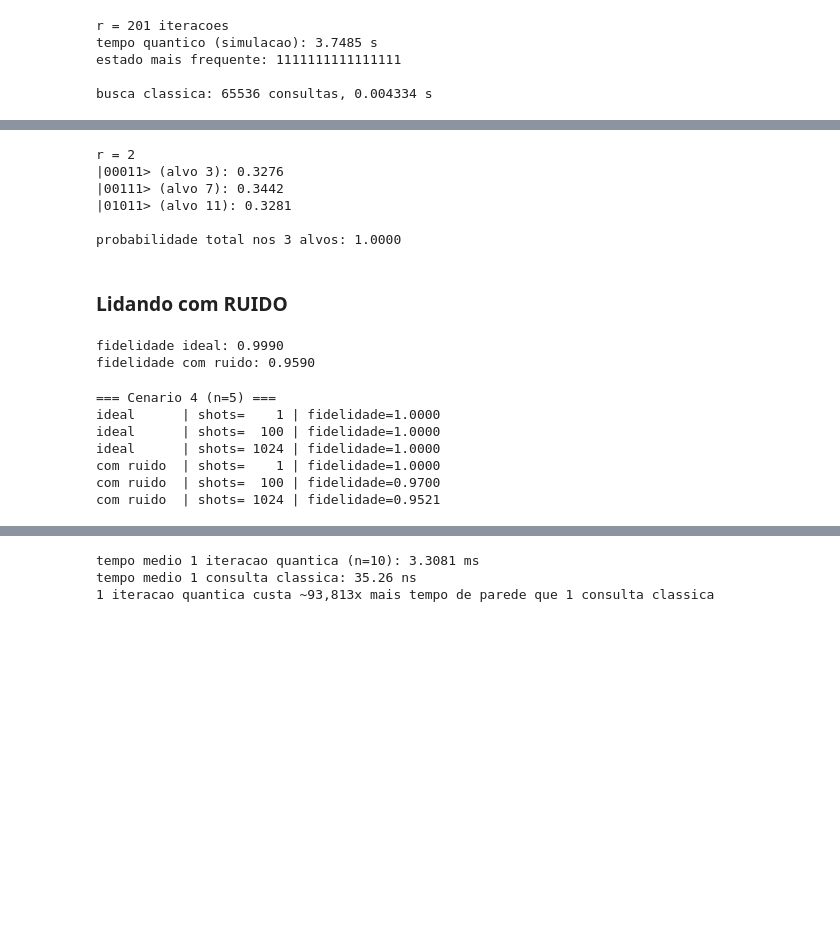
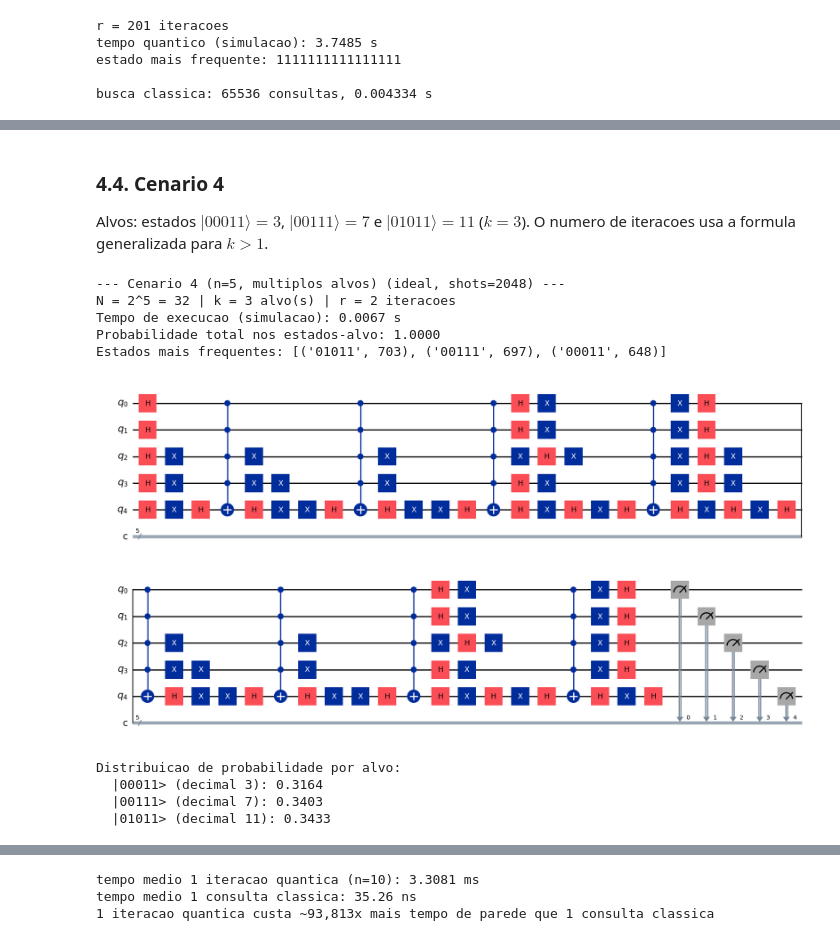
Before and after one commit to borgesjose/Grover_Algorithm, a Jupyter notebook: Algoritmo__de__Grover.ipynb, the cells around one changed output, grey strips where cells are left out. Cells and saved outputs as stored; diff of their text form; code cells hidden in the pictures; blank space fills up the shorter version.

```diff
--- a/Algoritmo__de__Grover.ipynb
+++ b/Algoritmo__de__Grover.ipynb
@@ -172,26 +428,30 @@ KeyboardInterrupt:
+# %% [markdown]
+### 4.4. Cenario 4
+
+Alvos: estados $|00011\rangle=3$, $|00111\rangle=7$ e $|01011\rangle=11$ ($k=3$). O numero de
+iteracoes usa a formula generalizada para $k>1$.
 # %%
 n4 = 5
 alvos4 = [3, 7, 11]
 
-qc4, r4 = grover_circuit(n4, alvos4)
-print(f"r = {r4}")
+reg4, qc4 = run_grover_experiment(
+    n=n4, targets=alvos4, shots=2048, label="Cenario 4 (n=5, multiplos alvos)"
+)
+display(qc4.draw("mpl"))
 
-result4 = sim.run(qc4, shots=2048).result()
-counts4 = result4.get_counts()
-
+print("\nDistribuicao de probabilidade por alvo:")
 for t in alvos4:
     b = format(t, f"0{n4}b")
-    p = counts4.get(b, 0) / 2048
-    print(f"|{b}> (alvo {t}): {p:.4f}")
-
-soma_alvos = sum(counts4.get(format(t, f"0{n4}b"), 0) for t in alvos4) / 2048
-print(f"\nprobabilidade total nos 3 alvos: {soma_alvos:.4f}")
+    p = reg4["counts"].get(b, 0) / reg4["shots"]
+    print(f"  |{b}> (decimal {t}): {p:.4f}")
 # %% [output]
-r = 2
-|00011> (alvo 3): 0.3276
-|00111> (alvo 7): 0.3442
-|01011> (alvo 11): 0.3281
-
-probabilidade total nos 3 alvos: 1.0000
+--- Cenario 4 (n=5, multiplos alvos) (ideal, shots=2048) ---
+N = 2^5 = 32 | k = 3 alvo(s) | r = 2 iteracoes
+Tempo de execucao (simulacao): 0.0067 s
+Probabilidade total nos estados-alvo: 1.0000
+Estados mais frequentes: [('01011', 703), ('00111', 697), ('00011', 648)]
+[figure, added]
+Distribuicao de probabilidade por alvo:
+  |00011> (decimal 3): 0.3164
+  |00111> (decimal 7): 0.3403
+  |01011> (decimal 11): 0.3433
-# %% [markdown]
-### Lidando com RUIDO
@@ -210,35 +457,0 @@ modelo_ruido = criar_modelo_de_ruido()
-# %%
-sim_ideal = AerSimulator()
-sim_ruido = AerSimulator(noise_model=modelo_ruido)
-
-counts_ideal = sim_ideal.run(qc4, shots=1024).result().get_counts()
-counts_ruido = sim_ruido.run(qc4, shots=1024).result().get_counts()
-
-def prob_nos_alvos(counts, n, targets, shots):
-    alvos_bin = {format(t, f"0{n}b") for t in targets}
-    return sum(counts.get(b, 0) for b in alvos_bin) / shots
-
-fid_ideal = prob_nos_alvos(counts_ideal, n4, alvos4, 1024)
-fid_ruido = prob_nos_alvos(counts_ruido, n4, alvos4, 1024)
-print(f"fidelidade ideal: {fid_ideal:.4f}")
-print(f"fidelidade com ruido: {fid_ruido:.4f}")
-# %% [output]
-fidelidade ideal: 0.9990
-fidelidade com ruido: 0.9590
-# %%
-lista_shots = [1, 100, 1024]
-
-print("=== Cenario 4 (n=5) ===")
-for ruido, sim_atual, nome in [(False, sim_ideal, "ideal"), (True, sim_ruido, "com ruido")]:
-    for shots in lista_shots:
-        counts = sim_atual.run(qc4, shots=shots).result().get_counts()
-        fid = prob_nos_alvos(counts, n4, alvos4, shots)
-        print(f"{nome:10s} | shots={shots:5d} | fidelidade={fid:.4f}")
-# %% [output]
-=== Cenario 4 (n=5) ===
-ideal      | shots=    1 | fidelidade=1.0000
-ideal      | shots=  100 | fidelidade=1.0000
-ideal      | shots= 1024 | fidelidade=1.0000
-com ruido  | shots=    1 | fidelidade=1.0000
-com ruido  | shots=  100 | fidelidade=0.9700
-com ruido  | shots= 1024 | fidelidade=0.9521
```
Also changed, not shown: parts of 47 cells of this notebook.
